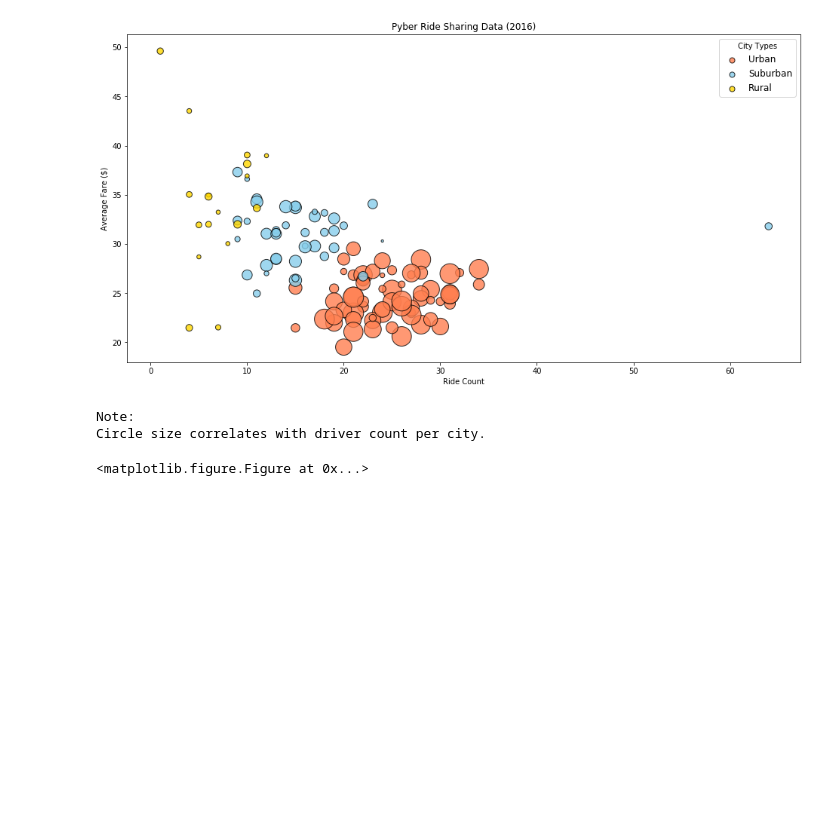
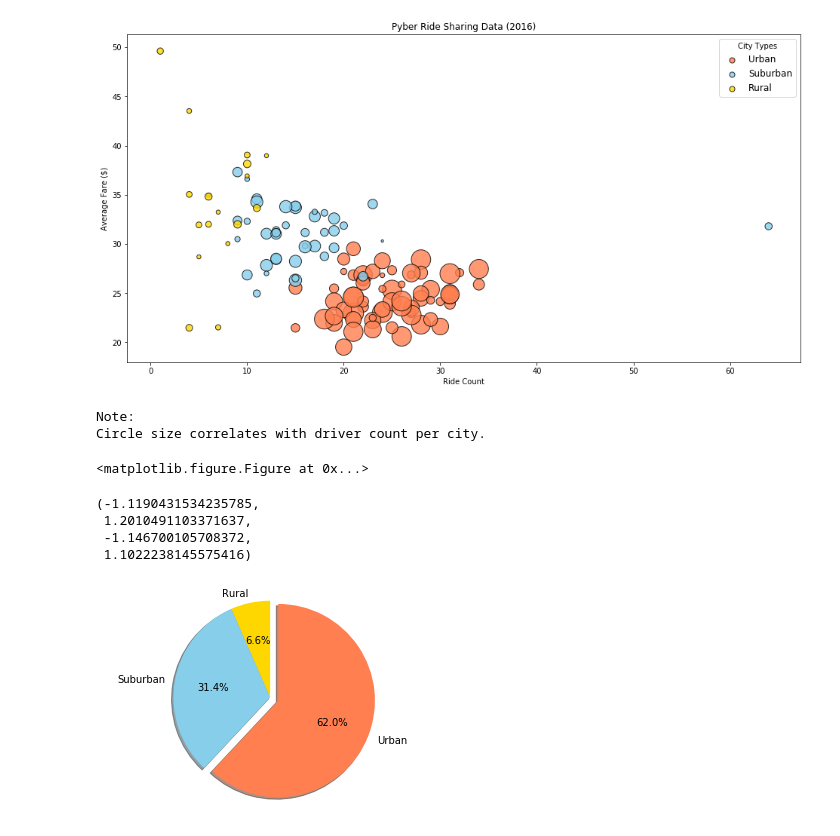
Before and after one commit to alee1412/homework, a Jupyter notebook: 05-Matplotlib/Pyber/Pyber.ipynb, the cells around one changed output. Saved outputs shown, nothing was run; the diff lists cells and outputs as text; code cells hidden in the pictures; blank space fills up the shorter version.

```diff
--- a/05-Matplotlib/Instructions/Pyber/Pyber.ipynb
+++ b/05-Matplotlib/Pyber/Pyber.ipynb
@@ -87,9 +87,18 @@ Note:
 Circle size correlates with driver count per city.
 <matplotlib.figure.Figure at 0x...>
 # %%
-type_percents = 100 * city_ride_data.groupby(["type"]).sum()["fare"] / city_ride_data["fare"].sum()
+#Pie Chart for Fare by City
+fare_by_city = city_ride_data.groupby("type").sum()["fare"] / city_ride_data["fare"].sum() * 100
 
-plt.pipe(type_percents,
+plt.pie(type_percents,
         labels=["Rural", "Suburban", "Urban"],
-        colors=["gold", "lightskyblue", "lightcoral"],
-        explode=[0,0])
+        colors=["gold", "skyblue", "coral"],
+        explode=[0, 0, .09],
+        autopct="%1.1f%%", shadow=True, startangle=90)
+plt.axis("equal")
+# %% [output]
+(-1.1190431534235785,
+ 1.2010491103371637,
+ -1.146700105708372,
+ 1.1022238145575416)
+[figure, added]
```
Also changed, not shown: parts of 2 cells of this notebook, 12 other files.
